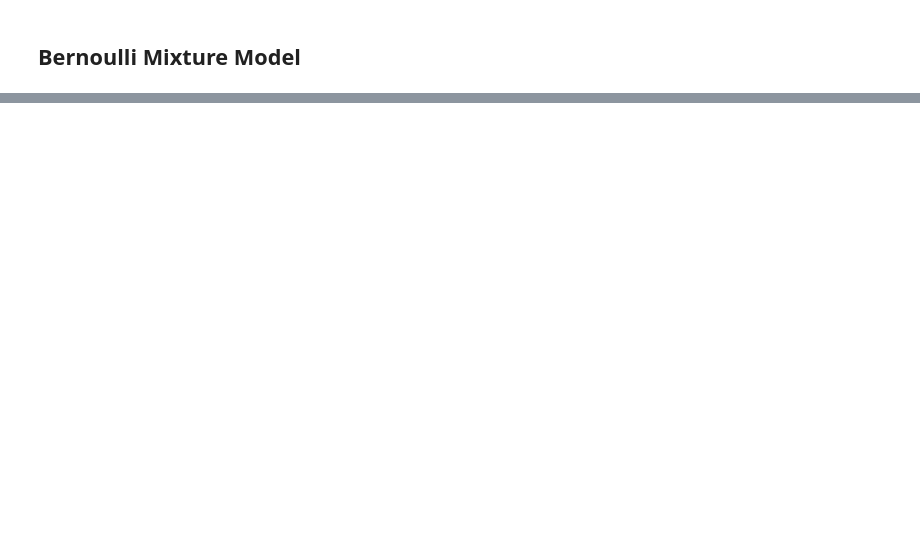
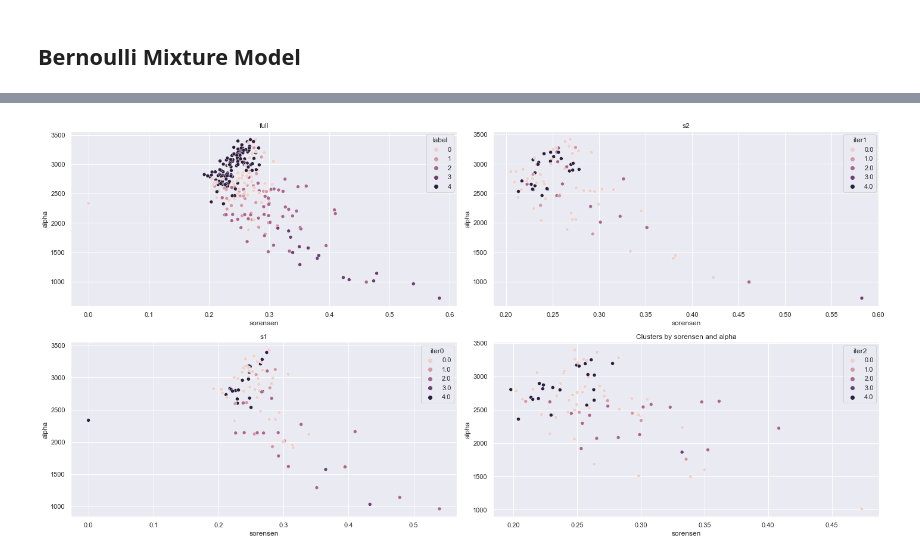
Before and after one commit to mmlchang/WHONDRS_collaboration, a Jupyter notebook: EDA/BMM.ipynb, the cells around one changed output, grey strips where cells are left out. Drawn from its saved outputs; the diff is of its cells as text; code cells hidden in the pictures; blank space fills up the shorter version.

```diff
--- a/EDA/BMM.ipynb
+++ b/EDA/BMM.ipynb
@@ -480,0 +116,5 @@ df_merged.to_csv("interim_clustering_results.csv")
+# %%
+sw = pd.read_csv('sw_for_clustering.csv')
+sw['sample'] = sw['sample_id'].str.split('_').str[-1].astype(int)
+sw = sw.set_index('sample_id')
+sw['sample'].value_counts()
@@ -480,0 +292,26 @@ df_merged.to_csv("interim_clustering_results.csv")
+# %%
+# Visualise
+colname = ['sorensen','alpha']
+x = sw_results[colname[0]]
+y = sw_results[colname[1]]
+
+fig, axs = plt.subplots(2, 2)
+
+
+sns.scatterplot(x, y, hue = sw_results['label'], ax=axs[0, 0])
+axs[0, 0].set_title("full")
+
+sns.scatterplot(x, y, hue = sw_results['iter0'], ax=axs[1, 0])
+axs[1, 0].set_title("s1")
+
+sns.scatterplot(x, y, hue = sw_results['iter1'], ax=axs[0, 1])
+axs[0, 1].set_title("s2")
+
+sns.scatterplot(x, y, hue = sw_results['iter2'], ax=axs[1, 1])
+axs[1, 1].set_title("s3")
+
+fig.tight_layout()
+plt.title('Clusters by ' + colname[0] + ' and ' + colname[1])
+plt.show()
+# %% [output]
+[figure, added]
```
Also changed, not shown: parts of 61 cells of this notebook, 12 other files.
